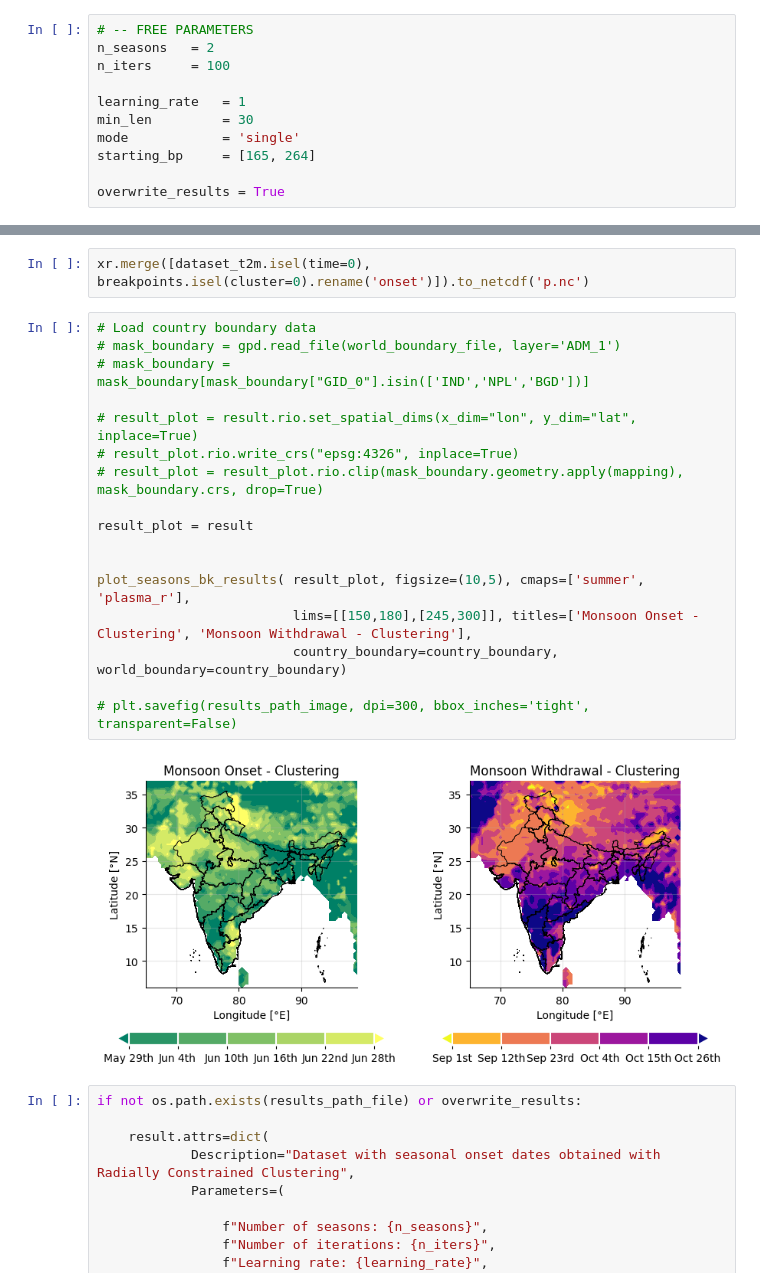
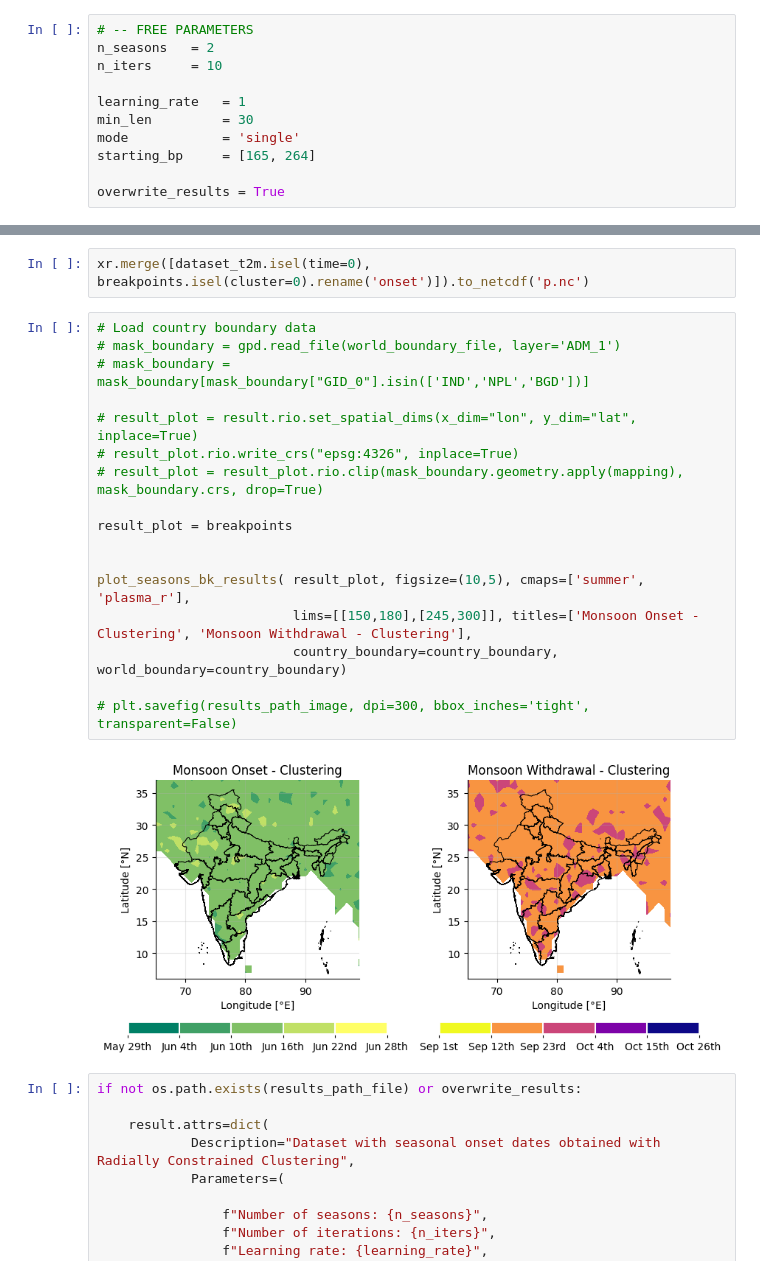
Before and after one commit to JGrassi97/XSeasonsDetect, a Jupyter notebook: notebooks/04_clustering.ipynb, the cells around one changed output, grey strips where cells are left out. Drawn from its saved outputs; the diff is of its cells as text.

```diff
--- a/notebooks/04_clustering.ipynb
+++ b/notebooks/04_clustering.ipynb
@@ -22,7 +22,7 @@ from IPython.display import display
 # %%
 # -- FREE PARAMETERS
 n_seasons   = 2
-n_iters     = 100
+n_iters     = 10
 
 learning_rate   = 1
 min_len         = 30
@@ -110,22 +109,22 @@ xr.merge([dataset_t2m.isel(time=0), breakpoints.isel(cluster=0).rename('onset')]
 # %%
 # Load country boundary data
 # mask_boundary = gpd.read_file(world_boundary_file, layer='ADM_1')
 # mask_boundary = mask_boundary[mask_boundary["GID_0"].isin(['IND','NPL','BGD'])]
 
 # result_plot = result.rio.set_spatial_dims(x_dim="lon", y_dim="lat", inplace=True)
 # result_plot.rio.write_crs("epsg:4326", inplace=True)
 # result_plot = result_plot.rio.clip(mask_boundary.geometry.apply(mapping), mask_boundary.crs, drop=True)
 
-result_plot = result
+result_plot = breakpoints
 
 
 plot_seasons_bk_results( result_plot, figsize=(10,5), cmaps=['summer', 'plasma_r'],
                          lims=[[150,180],[245,300]], titles=['Monsoon Onset - Clustering', 'Monsoon Withdrawal - Clustering'],
                          country_boundary=country_boundary, world_boundary=country_boundary)
 
 # plt.savefig(results_path_image, dpi=300, bbox_inches='tight', transparent=False)
 # %% [output]
-[figure, old version]
+[figure, new version]
 # %%
 if not os.path.exists(results_path_file) or overwrite_results:
 
```
Also changed, not shown: parts of 2 cells of this notebook, 1 other file.
